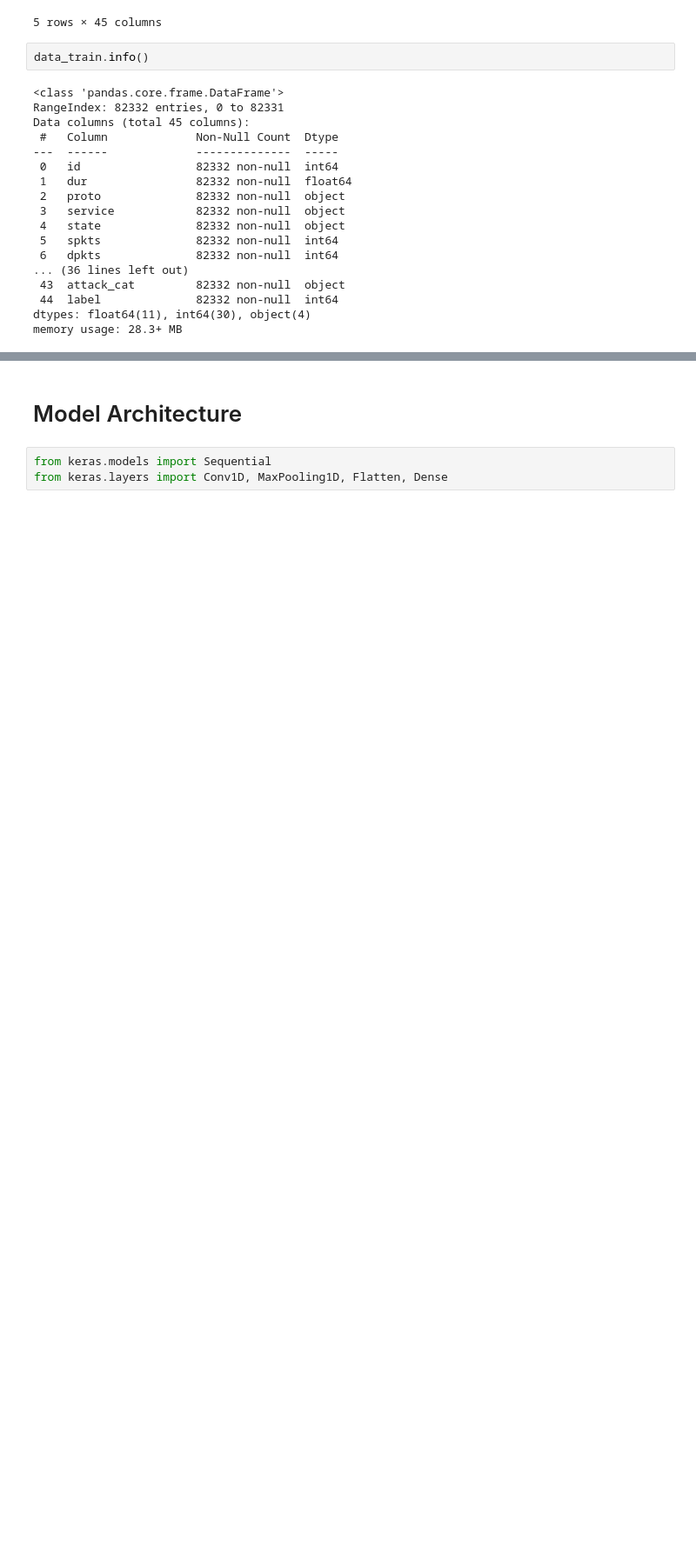
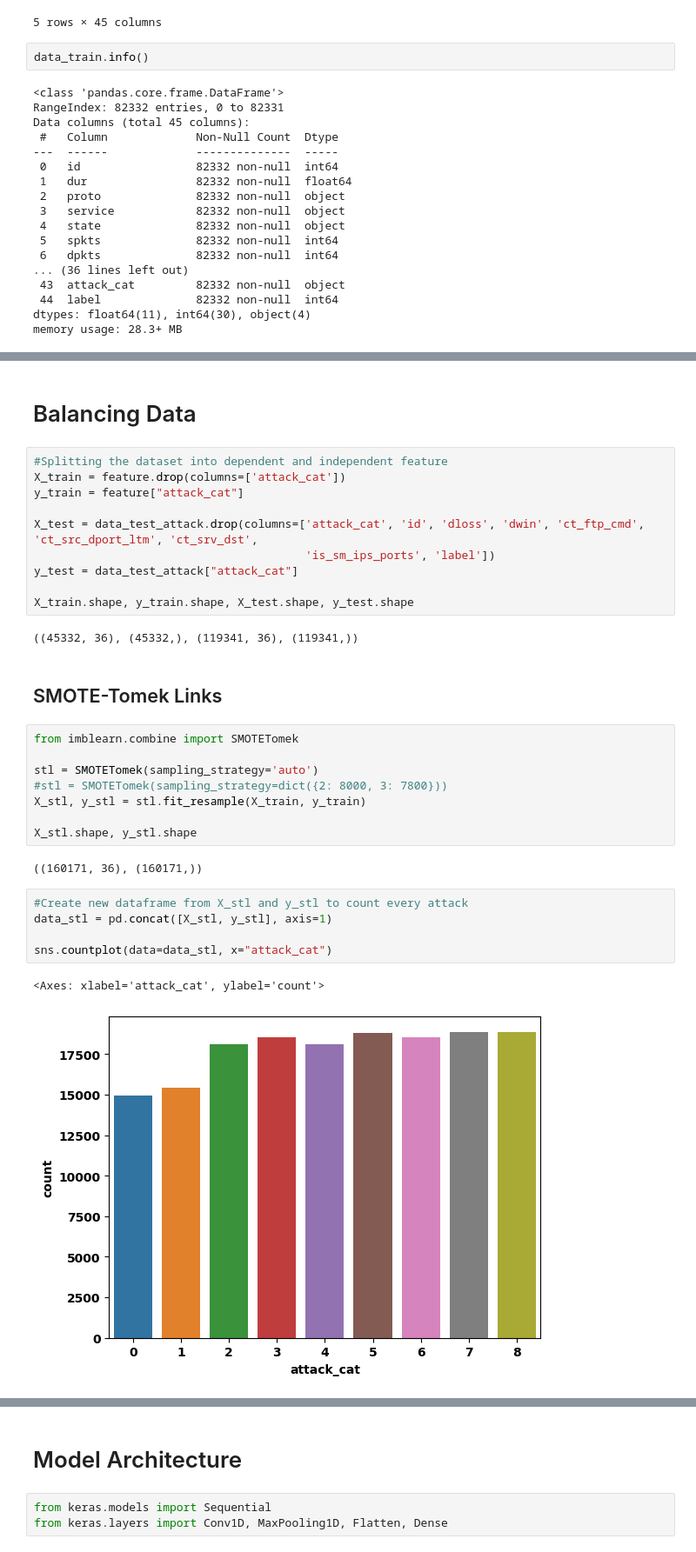
Before and after one commit to rajasa13/Data-Science, a Jupyter notebook: Notebook/UNSW-NB15/cnn_unswnb15.ipynb, the cells around one changed output, grey strips where cells are left out. Shown at 87% size. Cells and saved outputs as stored; diff of their text form; blank space fills up the shorter version.

```diff
--- a/Notebook/UNSW-NB15/cnn_unswnb15.ipynb
+++ b/Notebook/UNSW-NB15/cnn_unswnb15.ipynb
@@ -71,0 +179,34 @@ dtype: object
+# %% [markdown]
+# Balancing Data
+# %%
+#Splitting the dataset into dependent and independent feature
+X_train = feature.drop(columns=['attack_cat'])
+y_train = feature["attack_cat"]
+
+X_test = data_test_attack.drop(columns=['attack_cat', 'id', 'dloss', 'dwin', 'ct_ftp_cmd', 'ct_src_dport_ltm', 'ct_srv_dst',
+                                        'is_sm_ips_ports', 'label'])
+y_test = data_test_attack["attack_cat"]
+
+X_train.shape, y_train.shape, X_test.shape, y_test.shape
+# %% [output]
+((45332, 36), (45332,), (119341, 36), (119341,))
+# %% [markdown]
+## SMOTE-Tomek Links
+# %%
+from imblearn.combine import SMOTETomek
+
+stl = SMOTETomek(sampling_strategy='auto')
+#stl = SMOTETomek(sampling_strategy=dict({2: 8000, 3: 7800}))
+X_stl, y_stl = stl.fit_resample(X_train, y_train)
+
+X_stl.shape, y_stl.shape
+# %% [output]
+((160171, 36), (160171,))
+# %%
+#Create new dataframe from X_stl and y_stl to count every attack
+data_stl = pd.concat([X_stl, y_stl], axis=1)
+
+sns.countplot(data=data_stl, x="attack_cat")
+# %% [output]
+<Axes: xlabel='attack_cat', ylabel='count'>
+[figure, added]
```
Also changed, not shown: parts of 22 cells of this notebook.
